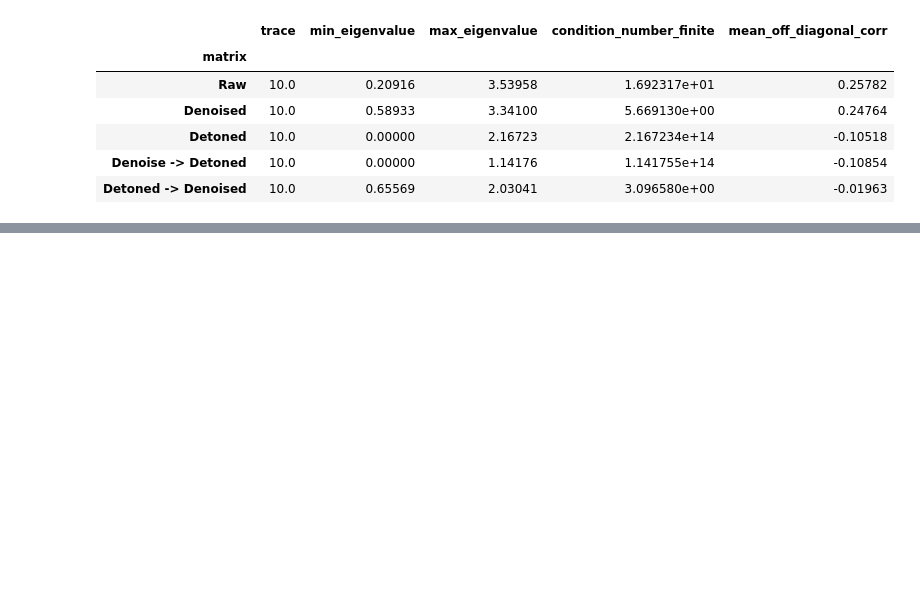
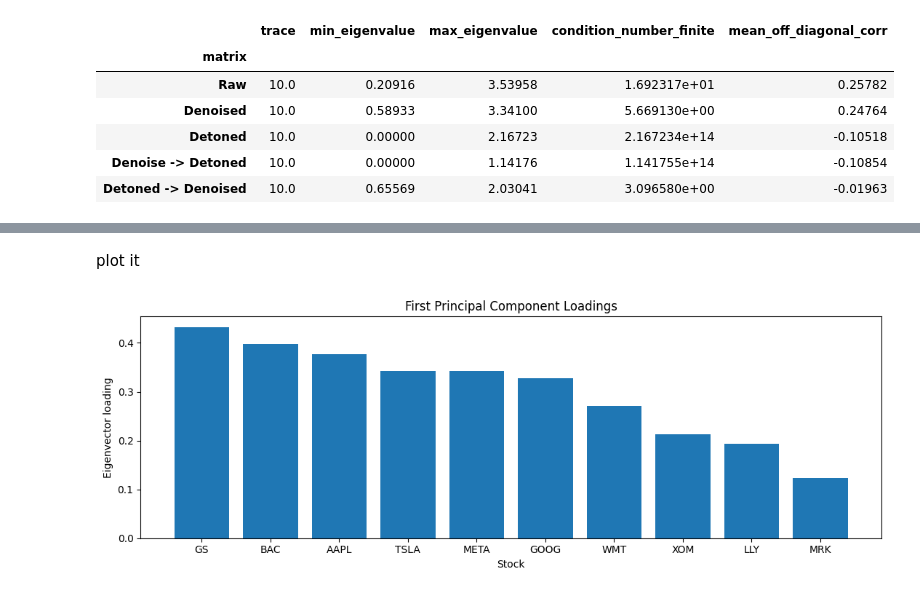
Before and after one commit to George7531/Portfolio_Management, a Jupyter notebook: Group_19296_MScFE_652_Portfolio_Management_Project_2.ipynb, the cells around one changed output, grey strips where cells are left out. Cells and saved outputs as stored; diff of their text form; code cells hidden in the pictures; blank space fills up the shorter version.

```diff
--- a/Group_19296_MScFE_652_Portfolio_Management_Project_2.ipynb
+++ b/Group_19296_MScFE_652_Portfolio_Management_Project_2.ipynb
@@ -277,0 +291,24 @@ display(diag_table.round(5))
+# %%
+
+eigenvalues, eigenvectors = np.linalg.eigh(c_raw)
+
+# Eigenvalues are ascending, so the last is largest
+pc1 = eigenvectors[:, -1].copy()
+lambda1 = eigenvalues[-1]
+
+# keep all signs positive
+if pc1.sum() < 0:
+    pc1 = -pc1
+
+pc1_table = pd.DataFrame({
+    'PC1_Loading': pc1,
+    'PC1_Contribution_%': 100 * pc1**2
+}, index=tickers)
+
+pc1_table = pc1_table.sort_values(
+    'PC1_Contribution_%', ascending=False
+)
+
+print(f"Largest eigenvalue: {lambda1:.5f}")
+print(f"Variance explained: {100*lambda1/len(tickers):.2f}%")
+display(pc1_table.round(4))
@@ -277,0 +329,17 @@ display(diag_table.round(5))
+# %% [markdown]
+plot it
+# %%
+# Plot loadings
+plt.figure(figsize=(11, 4))
+plt.bar(pc1_table.index, pc1_table['PC1_Loading'])
+plt.axhline(0, color='black', linewidth=0.8)
+plt.title('First Principal Component Loadings')
+plt.ylabel('Eigenvector loading')
+plt.xlabel('Stock')
+plt.tight_layout()
+plt.show()
+
+assert np.isclose(np.sum(pc1**2), 1)
+assert np.isclose(pc1_table['PC1_Contribution_%'].sum(), 100)
+# %% [output]
+[figure, added]
```
Also changed, not shown: parts of 7 cells of this notebook.
